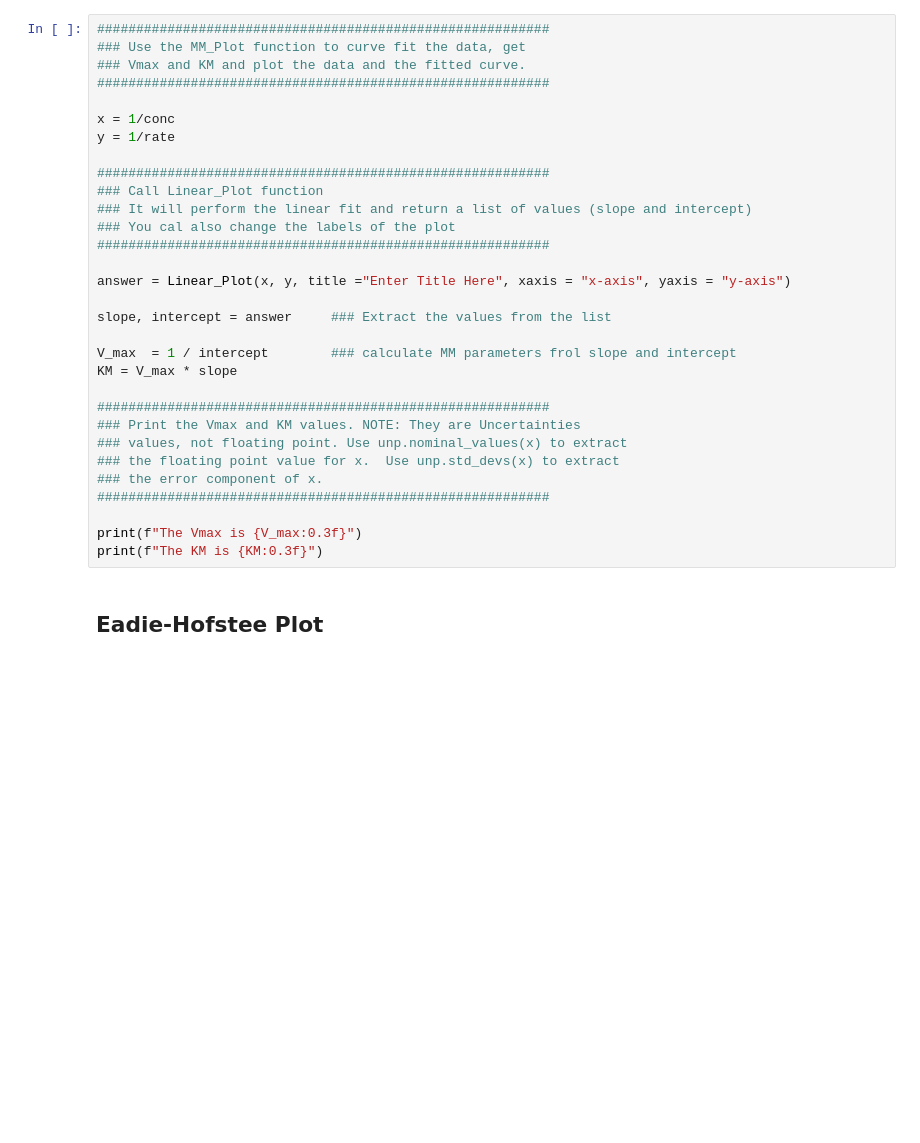
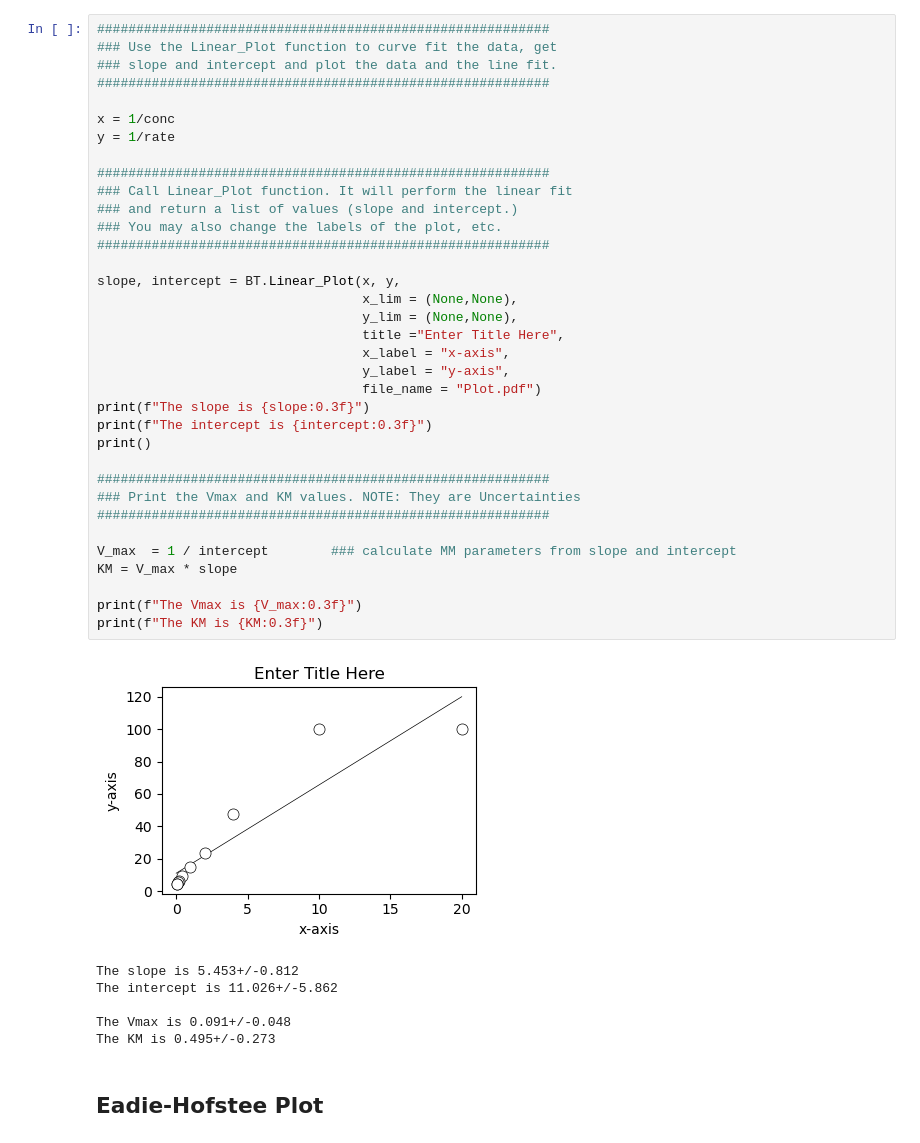
Before and after one commit to blinkletter/3530Biochem, a Jupyter notebook: T03/T3_Galactsidase_enzyme_kinetics_TESTIMPORTCODE.ipynb, the cells around one changed output. Saved outputs shown, nothing was run; the diff lists cells and outputs as text; blank space fills up the shorter version.

```diff
--- a/T03/T3_Galactsidase_enzyme_kinetics_TESTIMPORTCODE.ipynb
+++ b/T03/T3_Galactsidase_enzyme_kinetics_TESTIMPORTCODE.ipynb
@@ -93,34 +104,45 @@ NameError: name 'MM_Plot' is not defined
 # %%
 ##########################################################
-### Use the MM_Plot function to curve fit the data, get
-### Vmax and KM and plot the data and the fitted curve.
+### Use the Linear_Plot function to curve fit the data, get
+### slope and intercept and plot the data and the line fit.
 ##########################################################
 
 x = 1/conc
 y = 1/rate
 
 ##########################################################
-### Call Linear_Plot function
-### It will perform the linear fit and return a list of values (slope and intercept)
-### You cal also change the labels of the plot
+### Call Linear_Plot function. It will perform the linear fit
+### and return a list of values (slope and intercept.)
+### You may also change the labels of the plot, etc.
 ##########################################################
 
-answer = Linear_Plot(x, y, title ="Enter Title Here", xaxis = "x-axis", yaxis = "y-axis")
-
-slope, intercept = answer     ### Extract the values from the list
-
-V_max  = 1 / intercept        ### calculate MM parameters frol slope and intercept
-KM = V_max * slope
+slope, intercept = BT.Linear_Plot(x, y,
+                                  x_lim = (None,None),
+                                  y_lim = (None,None),
+                                  title ="Enter Title Here",
+                                  x_label = "x-axis",
+                                  y_label = "y-axis",
+                                  file_name = "Plot.pdf")
+print(f"The slope is {slope:0.3f}")
+print(f"The intercept is {intercept:0.3f}")
+print()
 
 ##########################################################
 ### Print the Vmax and KM values. NOTE: They are Uncertainties
-### values, not floating point. Use unp.nominal_values(x) to extract
-### the floating point value for x.  Use unp.std_devs(x) to extract
-### the error component of x.
 ##########################################################
+
+V_max  = 1 / intercept        ### calculate MM parameters from slope and intercept
+KM = V_max * slope
 
 print(f"The Vmax is {V_max:0.3f}")
 print(f"The KM is {KM:0.3f}")
+# %% [output]
+[figure, added]
+The slope is 5.453+/-0.812
+The intercept is 11.026+/-5.862
+
+The Vmax is 0.091+/-0.048
+The KM is 0.495+/-0.273
 # %% [markdown]
 ## Eadie-Hofstee Plot
 # %%
```
Also changed, not shown: parts of 12 cells of this notebook, 12 other files.
